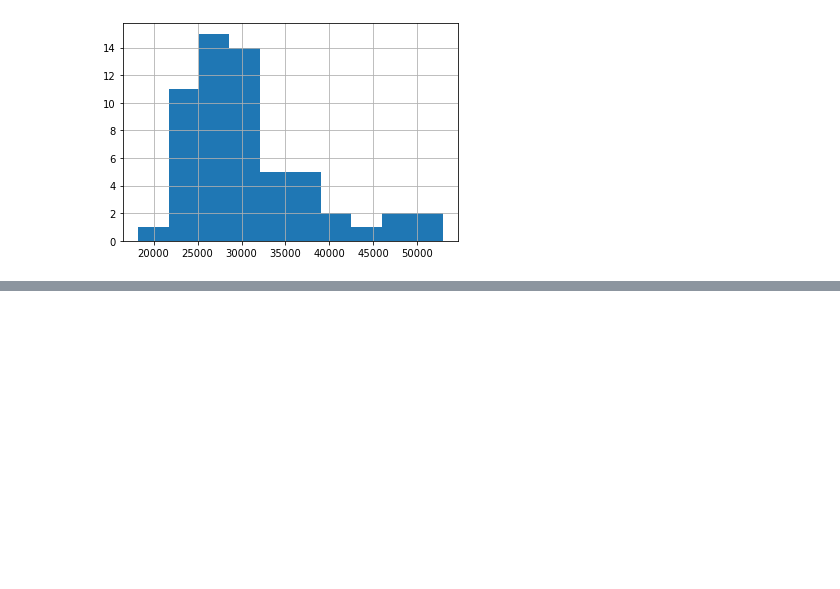
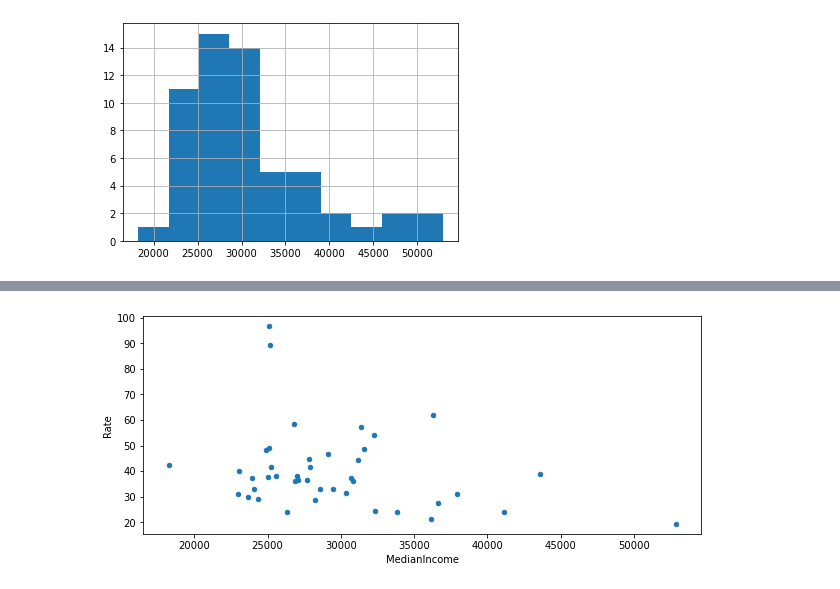
Before and after one commit to joelbray/team-103-project, a Jupyter notebook: census_eda.ipynb, the cells around one changed output, grey strips where cells are left out. Saved outputs shown, nothing was run; the diff lists cells and outputs as text; code cells hidden in the pictures; blank space fills up the shorter version.

Commit message:
More EDA, joined with health data

```diff
--- a/census_eda.ipynb
+++ b/census_eda.ipynb
@@ -6,5 +7,7 @@ from siuba import _, select, rename, mutate, group_by, arrange, filter, summariz
 # %%
 df = pd.read_csv('cleaned_data/census_demographics.csv')
+# %%
+df_health = pd.read_csv('cleaned_data/asthma_clean_file.csv')
 # %%
 df.info()
 # %% [output]
@@ -51,3 +54,10 @@ df = (df
+# %%
+df_health = (df_health
+  >> filter(_.Year == 2019, _.Category == "Total Population", _.Age == "18 and Over")
+  >> rename(County = "Geography")
+  >> left_join(_, df, on = "County")
+  >> filter(_.TotalPopulation > 0)
+  )
 # %%
 _ = df.TotalPopulation.hist()
 # %% [output]
@@ -104 +108,5 @@ _ = df.plot(x="MedianIncome",y="UninsuredPerc",kind="scatter", figsize = (10,4))
 [figure]
+# %%
+_ = df_health.plot(x="MedianIncome",y="Rate",kind="scatter", figsize = (10,4))
+# %% [output]
+[figure, added]
```
Also changed, not shown: parts of 10 cells of this notebook, 2 other files.
